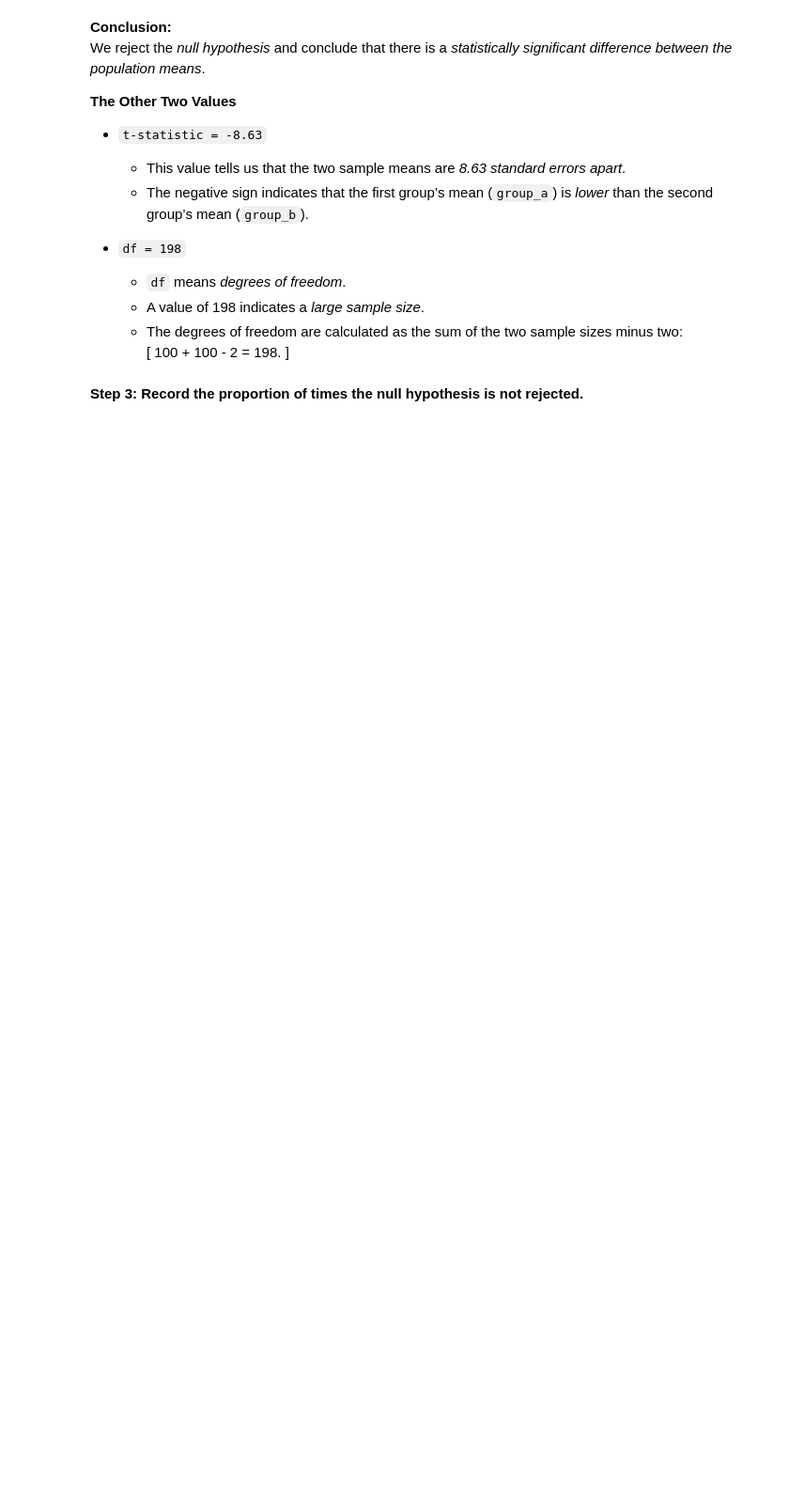
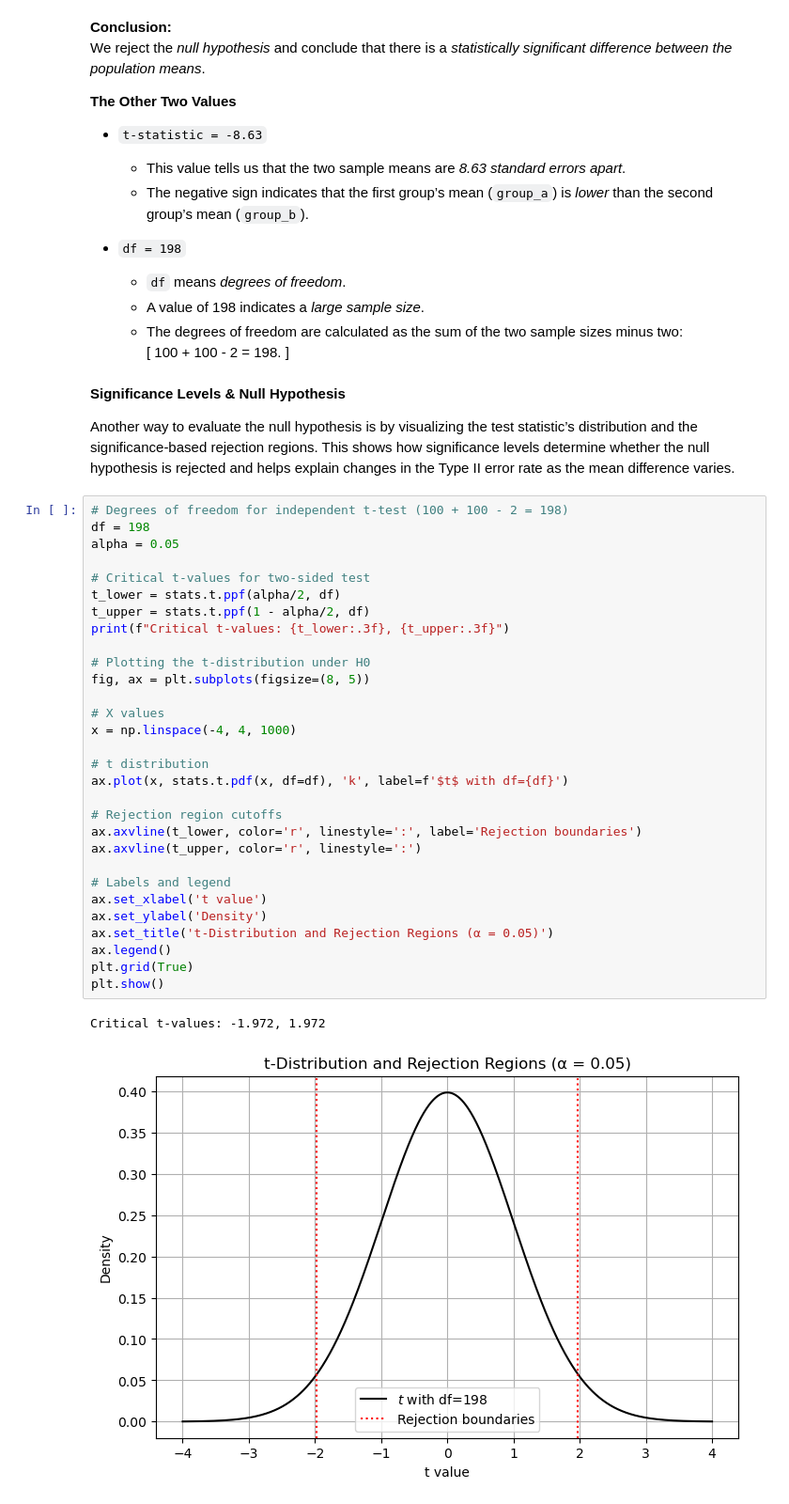
Before and after one commit to ermelinda-q/applied-statistics, a Jupyter notebook: problems.ipynb, the cells around one changed output. Shown at 94% size. Drawn from its saved outputs; the diff is of its cells as text; blank space fills up the shorter version.

```diff
--- a/problems.ipynb
+++ b/problems.ipynb
@@ -663,5 +647,40 @@ We reject the *null hypothesis* and conclude that there is a *statistically sign
       \[
       100 + 100 - 2 = 198.
       \]
-# %% [markdown]
-**Step 3: Record the proportion of times the null hypothesis is not rejected.**
+# %% [markdown]
+**Significance Levels & Null Hypothesis**
+
+Another way to evaluate the null hypothesis is by visualizing the test statistic’s distribution and the significance-based rejection regions. This shows how significance levels determine whether the null hypothesis is rejected and helps explain changes in the Type II error rate as the mean difference varies.
+# %%
+# Degrees of freedom for independent t-test (100 + 100 - 2 = 198)
+df = 198
+alpha = 0.05
+
+# Critical t-values for two-sided test
+t_lower = stats.t.ppf(alpha/2, df)
+t_upper = stats.t.ppf(1 - alpha/2, df)
+print(f"Critical t-values: {t_lower:.3f}, {t_upper:.3f}")
+
+# Plotting the t-distribution under H0
+fig, ax = plt.subplots(figsize=(8, 5))
+
+# X values
+x = np.linspace(-4, 4, 1000)
+
+# t distribution
+ax.plot(x, stats.t.pdf(x, df=df), 'k', label=f'$t$ with df={df}')
+
+# Rejection region cutoffs
+ax.axvline(t_lower, color='r', linestyle=':', label='Rejection boundaries')
+ax.axvline(t_upper, color='r', linestyle=':')
+
+# Labels and legend
+ax.set_xlabel('t value')
+ax.set_ylabel('Density')
+ax.set_title('t-Distribution and Rejection Regions (α = 0.05)')
+ax.legend()
+plt.grid(True)
+plt.show()
+# %% [output]
+Critical t-values: -1.972, 1.972
+[figure, added]
```
Also changed, not shown: parts of 11 cells of this notebook, 1 other file.
